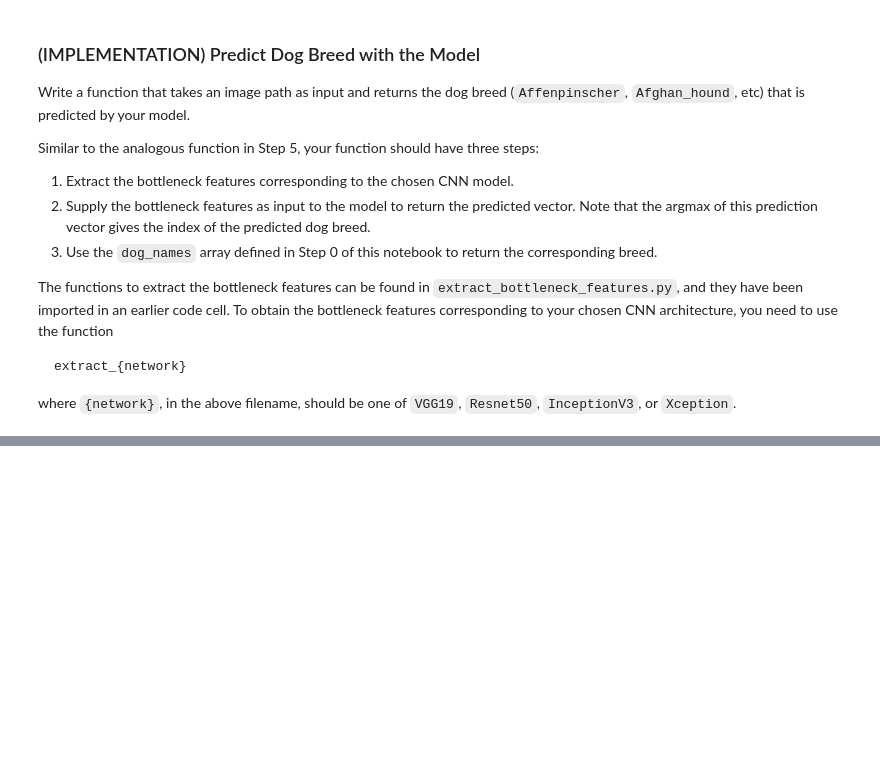
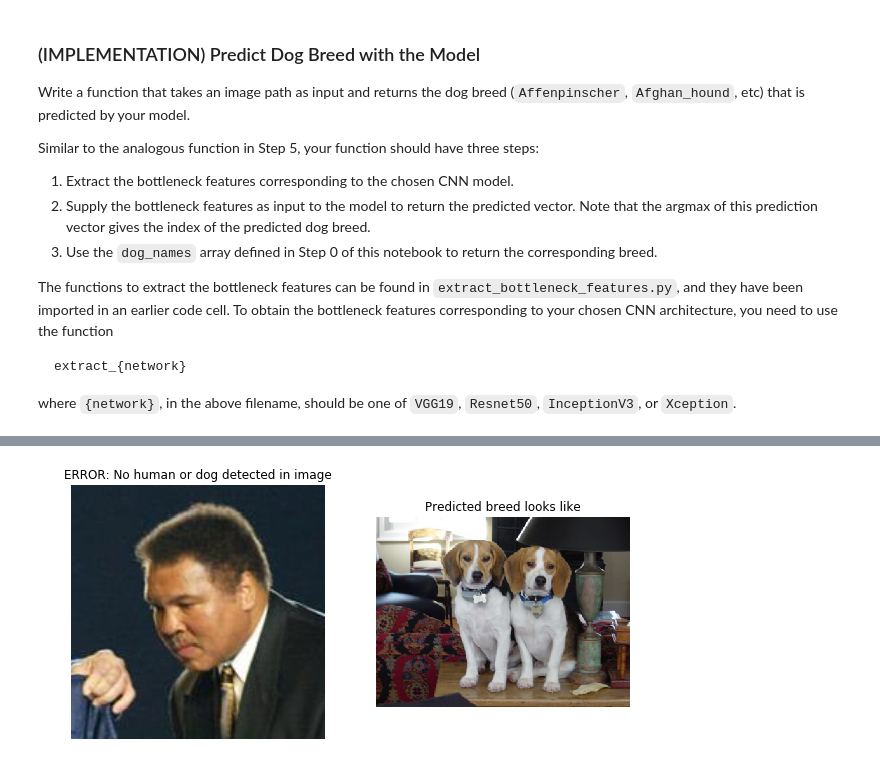
Before and after one commit to France1/MLND, a Jupyter notebook: dog-project/dog_app.ipynb, the cells around one changed output, grey strips where cells are left out. Saved outputs shown, nothing was run; the diff lists cells and outputs as text; code cells hidden in the pictures; blank space fills up the shorter version.

```diff
--- a/dog-project/dog_app.ipynb
+++ b/dog-project/dog_app.ipynb
@@ -561,6 +585,3 @@ def VGG16_predict_breed(img_path):
     predicted_vector = VGG16_model.predict(bottleneck_feature)
     # return dog breed that is predicted by the model
     return dog_names[np.argmax(predicted_vector)]
-# %%
-img_path = dog_files_short[0]
-VGG16_predict_breed(img_path)
@@ -707,10 +732,3 @@ def Resnet50_predict_breed(img_path):
     predicted_vector = Resnet50_model.predict(bottleneck_feature)
     # return dog breed that is predicted by the model
     return dog_names[np.argmax(predicted_vector)]
-# %%
-img_path = dog_files_short[0]
-img_tensor = path_to_tensor(img_path)
-# Resnet50_predict_breed(img_path)
-# extract_VGG16(path_to_tensor(img_path))
-from keras.applications.resnet50 import ResNet50, preprocess_input
-ResNet50(weights='imagenet', include_top=False).predict(preprocess_input(img_tensor))
@@ -764,3 +753,50 @@ OSError: [Errno 28] No space left on device
+# %%
+### TODO: Write your algorithm.
+### Feel free to use as many code cells as needed.
+import random
+
+def resembling_breed(img_path):
+
+    fig, ax = plt.subplots(nrows=1, ncols=2, figsize=(10,5))
+
+    # Show image to predict on the left
+    img = cv2.imread(img_path)
+    cv_rgb = cv2.cvtColor(img, cv2.COLOR_BGR2RGB)
+    ax[0].imshow(cv_rgb)
+    ax[0].axis('off')
+
+    # predict breed
+    breed = Resnet50_predict_breed(img_path)
+
+    # Check if image is dog or human and classify (resembling) breed
+    # and print output as image title
+    if dog_detector(img_path)==True:
+        ax[0].set_title('Dog breed is {}'.format(breed))
+    elif face_detector(img_path)==True:
+        ax[0].set_title('Resembling dog breed is {}'.format(breed))
+    else:
+        ax[0].set_title('ERROR: No human or dog detected in image')
+
+    # Recover an example of breed predicted
+    for path in path_dogImages:
+        if breed in path:
+            breed_path = path
+    path_breedImages = np.array(glob(breed_path+'/*'))
+    breedImage = random.choice(path_breedImages)
+
+    # Show breed example image on the right
+    img = cv2.imread(breedImage)
+    cv_rgb = cv2.cvtColor(img, cv2.COLOR_BGR2RGB)
+    ax[1].imshow(cv_rgb)
+    ax[1].set_title('Predicted breed looks like')
+    ax[1].axis('off')
+
+    plt.show()
+
+# resembling_breed(dog_files_short[0])
+resembling_breed(human_files_short[0] )
+# %% [output]
+[figure, added]
 # %% [markdown]
 ---
 <a id='step7'></a>
```
Also changed, not shown: parts of 14 cells of this notebook, 8 other files.
